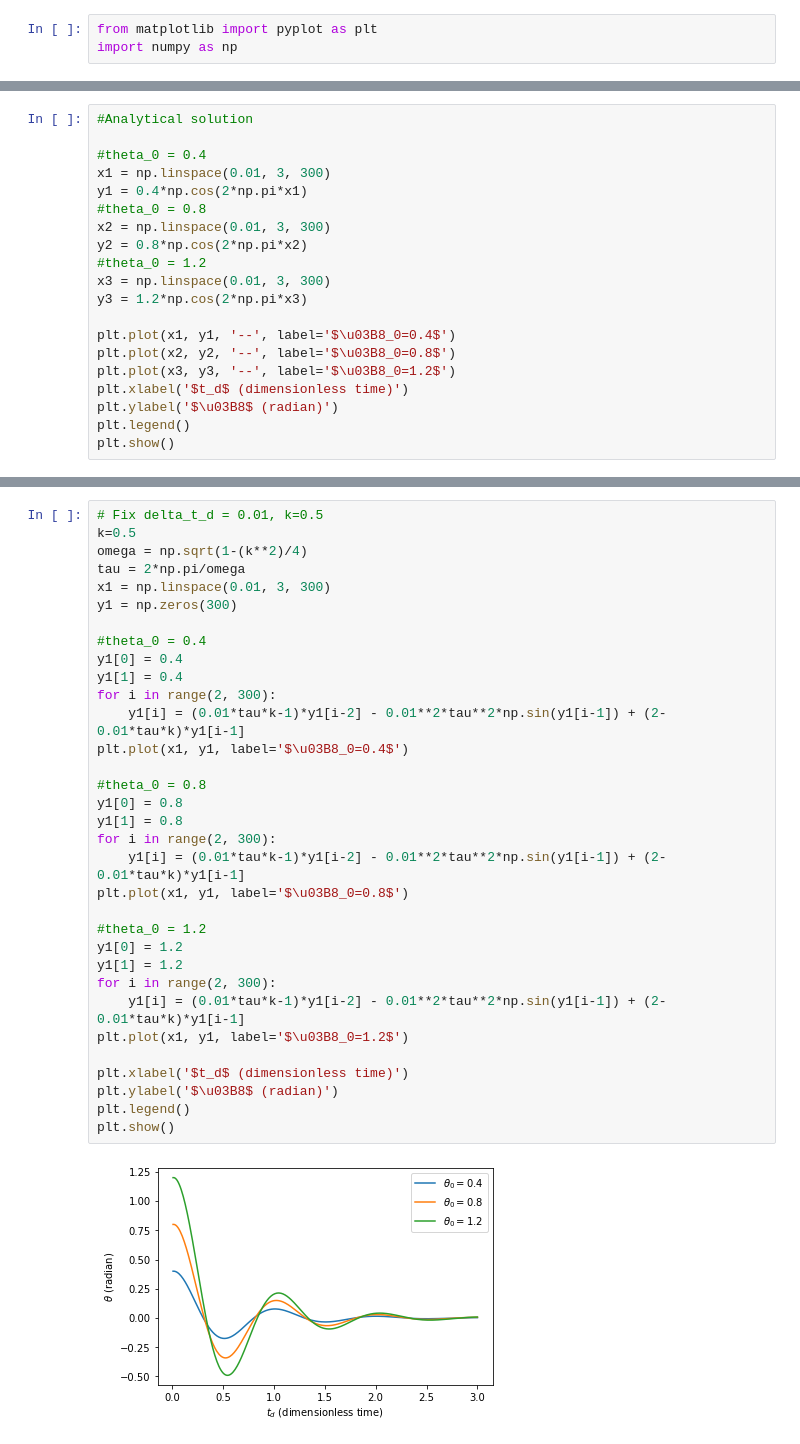
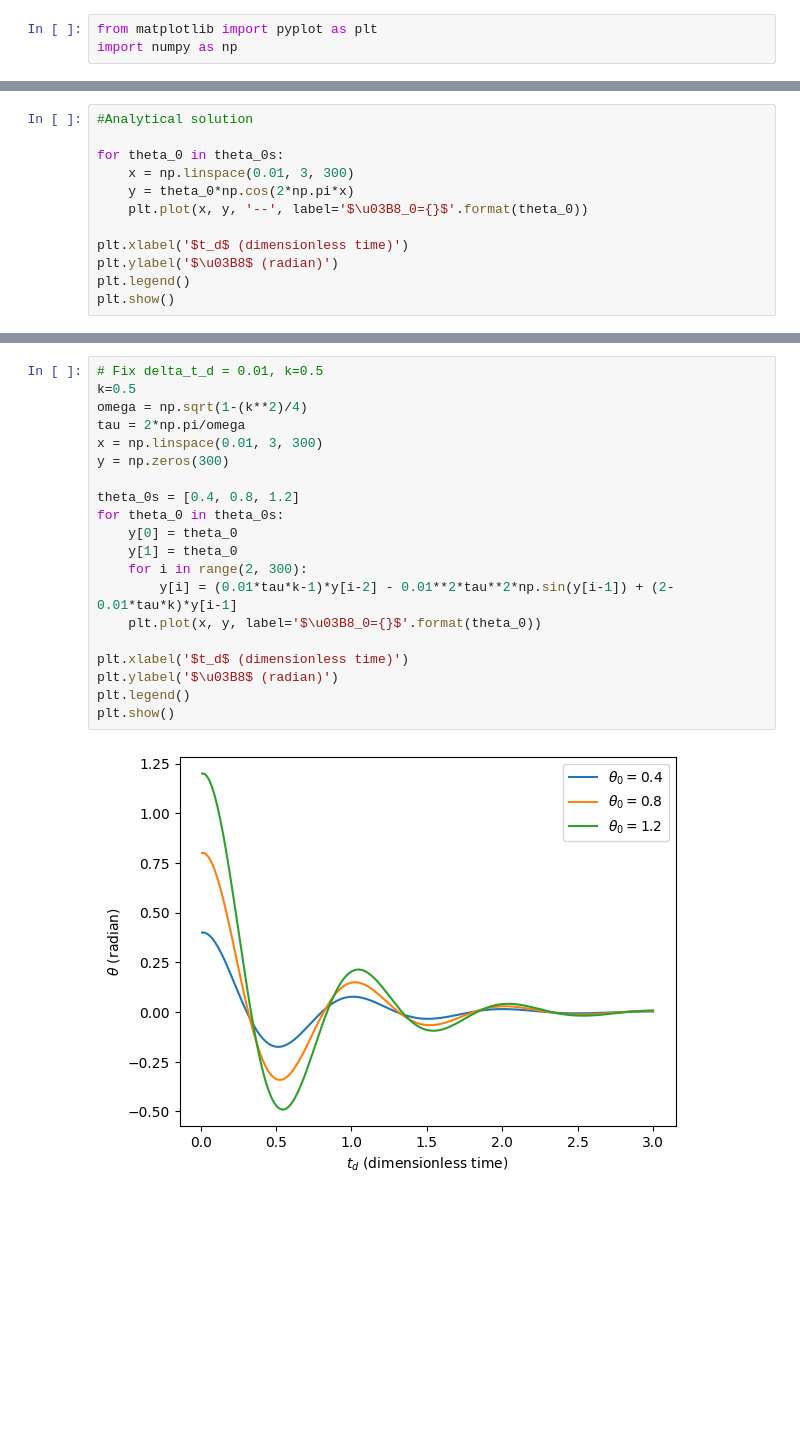
Before and after one commit to oooscarrr/Pendulum, a Jupyter notebook: final-project.ipynb, the cells around one changed output, grey strips where cells are left out. Cells and saved outputs as stored; diff of their text form; blank space fills up the shorter version.

```diff
--- a/final-project.ipynb
+++ b/final-project.ipynb
@@ -74,19 +44,11 @@ plt.show()
 # %%
 #Analytical solution
 
-#theta_0 = 0.4
-x1 = np.linspace(0.01, 3, 300)
-y1 = 0.4*np.cos(2*np.pi*x1)
-#theta_0 = 0.8
-x2 = np.linspace(0.01, 3, 300)
-y2 = 0.8*np.cos(2*np.pi*x2)
-#theta_0 = 1.2
-x3 = np.linspace(0.01, 3, 300)
-y3 = 1.2*np.cos(2*np.pi*x3)
+for theta_0 in theta_0s:
+    x = np.linspace(0.01, 3, 300)
+    y = theta_0*np.cos(2*np.pi*x)
+    plt.plot(x, y, '--', label='$\u03B8_0={}$'.format(theta_0))
 
-plt.plot(x1, y1, '--', label='$\u03B8_0=0.4$')
-plt.plot(x2, y2, '--', label='$\u03B8_0=0.8$')
-plt.plot(x3, y3, '--', label='$\u03B8_0=1.2$')
 plt.xlabel('$t_d$ (dimensionless time)')
 plt.ylabel('$\u03B8$ (radian)')
 plt.legend()
@@ -142,38 +85,25 @@ plt.show()
 # %%
 # Fix delta_t_d = 0.01, k=0.5
 k=0.5
 omega = np.sqrt(1-(k**2)/4)
 tau = 2*np.pi/omega
-x1 = np.linspace(0.01, 3, 300)
-y1 = np.zeros(300)
+x = np.linspace(0.01, 3, 300)
+y = np.zeros(300)
 
-#theta_0 = 0.4
-y1[0] = 0.4
-y1[1] = 0.4
-for i in range(2, 300):
-    y1[i] = (0.01*tau*k-1)*y1[i-2] - 0.01**2*tau**2*np.sin(y1[i-1]) + (2-0.01*tau*k)*y1[i-1]
-plt.plot(x1, y1, label='$\u03B8_0=0.4$')
-
-#theta_0 = 0.8
-y1[0] = 0.8
-y1[1] = 0.8
-for i in range(2, 300):
-    y1[i] = (0.01*tau*k-1)*y1[i-2] - 0.01**2*tau**2*np.sin(y1[i-1]) + (2-0.01*tau*k)*y1[i-1]
-plt.plot(x1, y1, label='$\u03B8_0=0.8$')
-
-#theta_0 = 1.2
-y1[0] = 1.2
-y1[1] = 1.2
-for i in range(2, 300):
-    y1[i] = (0.01*tau*k-1)*y1[i-2] - 0.01**2*tau**2*np.sin(y1[i-1]) + (2-0.01*tau*k)*y1[i-1]
-plt.plot(x1, y1, label='$\u03B8_0=1.2$')
+theta_0s = [0.4, 0.8, 1.2]
+for theta_0 in theta_0s:
+    y[0] = theta_0
+    y[1] = theta_0
+    for i in range(2, 300):
+        y[i] = (0.01*tau*k-1)*y[i-2] - 0.01**2*tau**2*np.sin(y[i-1]) + (2-0.01*tau*k)*y[i-1]
+    plt.plot(x, y, label='$\u03B8_0={}$'.format(theta_0))
 
 plt.xlabel('$t_d$ (dimensionless time)')
 plt.ylabel('$\u03B8$ (radian)')
 plt.legend()
 plt.show()
 # %% [output]
-[figure, old version]
+[figure, new version]
 # %%
 #Analytical solution
 #assume for simplicity that the specific string length is 9.8=g
```
Also changed, not shown: parts of 13 cells of this notebook.
